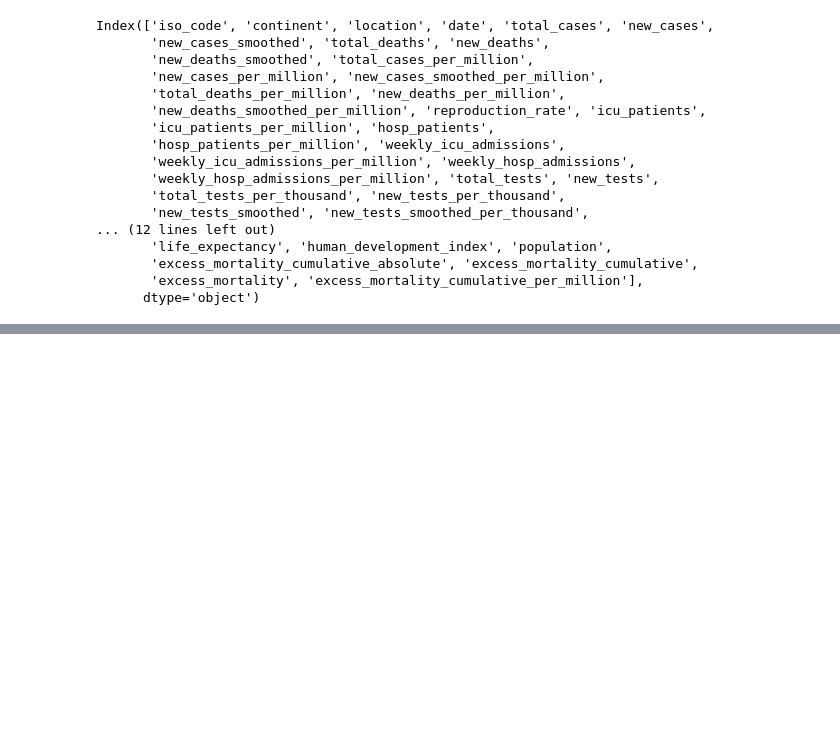
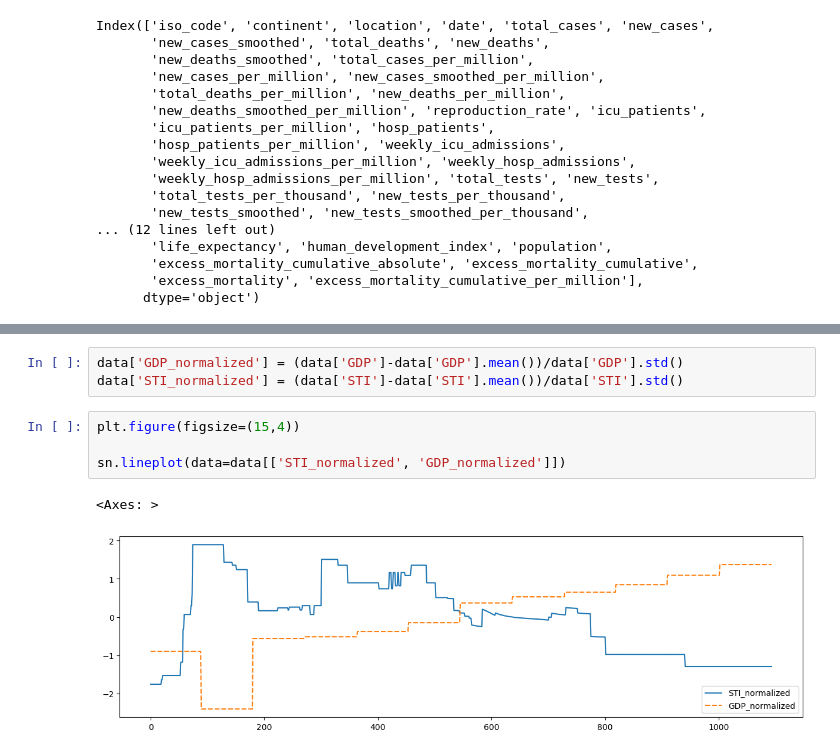
Before and after one commit to NOURDINEEEE/Projet_blanc_Dash1, a Jupyter notebook: Notebooks/France_Data.ipynb, the cells around one changed output, grey strips where cells are left out. Saved outputs shown, nothing was run; the diff lists cells and outputs as text; blank space fills up the shorter version.

```diff
--- a/Notebooks/France_Data.ipynb
+++ b/Notebooks/France_Data.ipynb
@@ -168,0 +179,10 @@ Index(['iso_code', 'continent', 'location', 'date', 'total_cases', 'new_cases',
+# %%
+data['GDP_normalized'] = (data['GDP']-data['GDP'].mean())/data['GDP'].std()
+data['STI_normalized'] = (data['STI']-data['STI'].mean())/data['STI'].std()
+# %%
+plt.figure(figsize=(15,4))
+
+sn.lineplot(data=data[['STI_normalized', 'GDP_normalized']])
+# %% [output]
+<Axes: >
+[figure, added]
```
Also changed, not shown: parts of 2 cells of this notebook.
